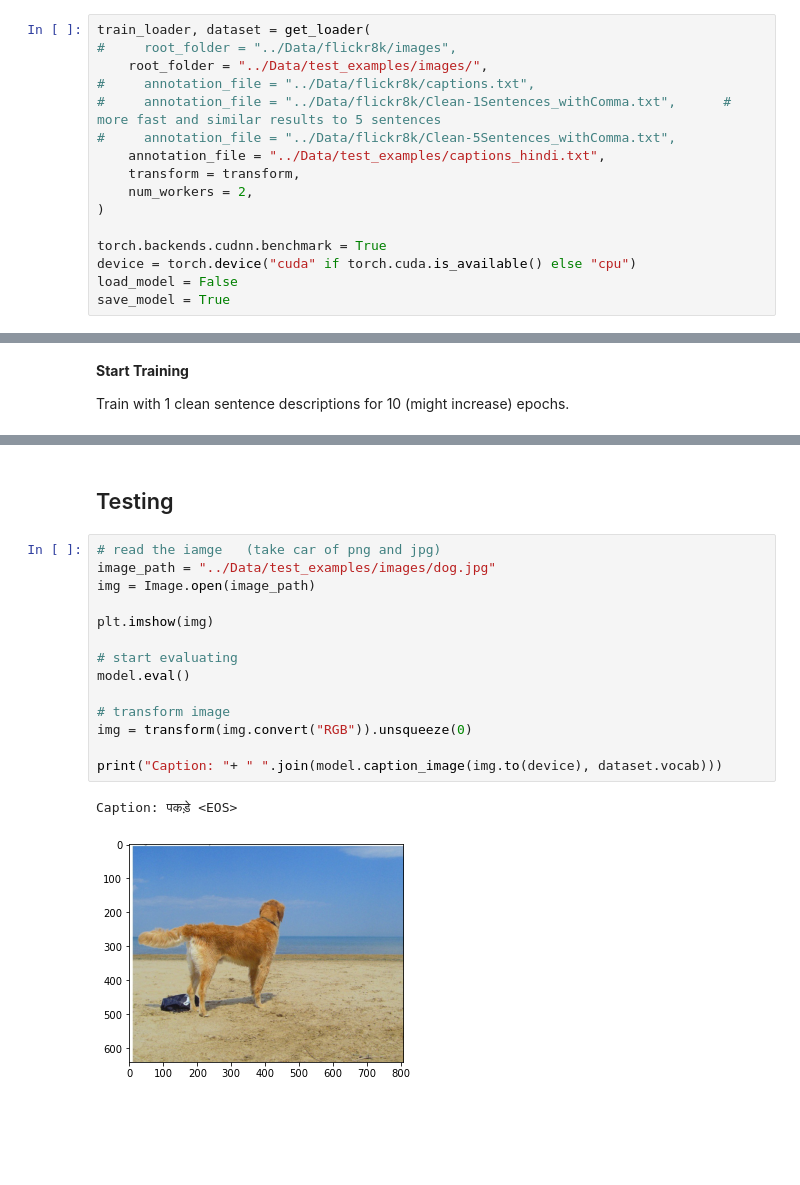
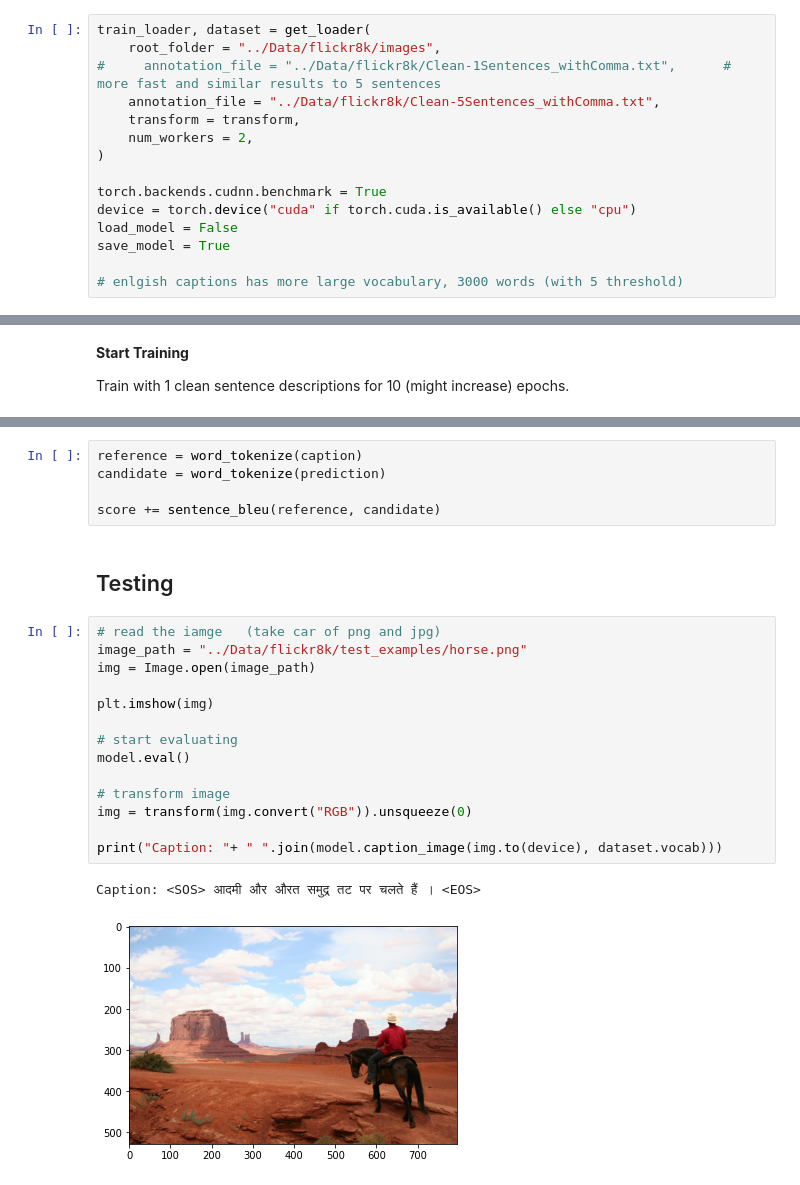
Before and after one commit to DS-Meena/ImageCaptioning, a Jupyter notebook: ImageCaptioning_Hindi/Image_annotations_Hindi.ipynb, the cells around one changed output, grey strips where cells are left out. Cells and saved outputs as stored; diff of their text form; blank space fills up the shorter version.

Commit message:
latest code for captioning in hindi

```diff
--- a/ImageCaptioning_Hindi/Image_annotations_Hindi.ipynb
+++ b/ImageCaptioning_Hindi/Image_annotations_Hindi.ipynb
@@ -143,12 +180,9 @@ transform = transforms.Compose(
 **Get Dataset and train loader**
 # %%
 train_loader, dataset = get_loader(
-#     root_folder = "../Data/flickr8k/images",
-    root_folder = "../Data/test_examples/images/",
-#     annotation_file = "../Data/flickr8k/captions.txt",
+    root_folder = "../Data/flickr8k/images",
 #     annotation_file = "../Data/flickr8k/Clean-1Sentences_withComma.txt",      # more fast and similar results to 5 sentences
-#     annotation_file = "../Data/flickr8k/Clean-5Sentences_withComma.txt",
-    annotation_file = "../Data/test_examples/captions_hindi.txt",
+    annotation_file = "../Data/flickr8k/Clean-5Sentences_withComma.txt",
     transform = transform,
     num_workers = 2,
 )
@@ -157,6 +191,8 @@ torch.backends.cudnn.benchmark = True
 device = torch.device("cuda" if torch.cuda.is_available() else "cpu")
 load_model = False
 save_model = True
+
+# enlgish captions has more large vocabulary, 3000 words (with 5 threshold)
 # %%
 train_loader, dataset
 # %% [output]
@@ -286,19 +404,24 @@ Not even close to get accepted.
+# %%
+reference = word_tokenize(caption)
+candidate = word_tokenize(prediction)
+
+score += sentence_bleu(reference, candidate)
 # %% [markdown]
 ## Testing
 # %%
 # read the iamge   (take car of png and jpg)
-image_path = "../Data/test_examples/images/dog.jpg"
+image_path = "../Data/flickr8k/test_examples/horse.png"
 img = Image.open(image_path)
 
 plt.imshow(img)
 
 # start evaluating
 model.eval()
 
 # transform image
 img = transform(img.convert("RGB")).unsqueeze(0)
 
 print("Caption: "+ " ".join(model.caption_image(img.to(device), dataset.vocab)))
 # %% [output]
-Caption: पकड़े <EOS>
+Caption: <SOS> आदमी और औरत समुद्र तट पर चलते हैं । <EOS>
-[figure, old version]
+[figure, new version]
```
Also changed, not shown: parts of 19 cells of this notebook, 2 other files.
